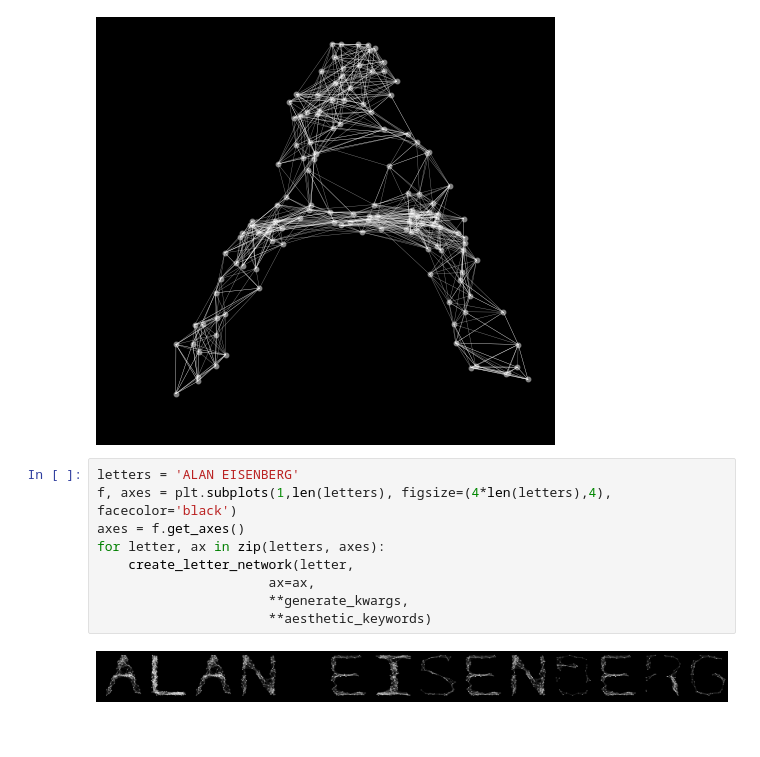
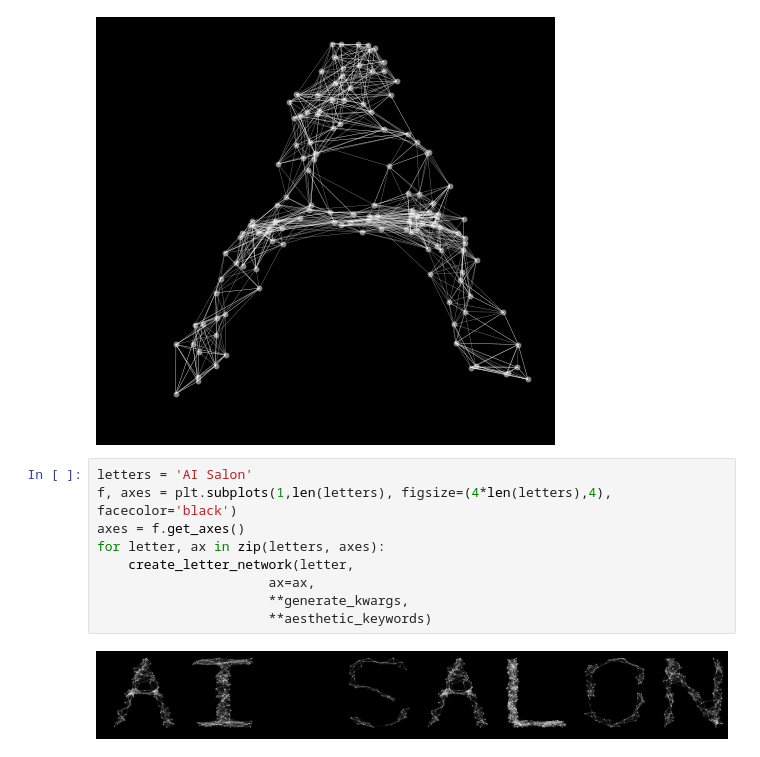
Before and after one commit to ai-salon/SocraticAI, a Jupyter notebook: SocraticAI/visualizations/logo_graph.ipynb, the cells around one changed output. Saved outputs shown, nothing was run; the diff lists cells and outputs as text; blank space fills up the shorter version.

Commit message:
updated visualization script

```diff
--- a/SocraticAI/visualizations/logo_graph.ipynb
+++ b/SocraticAI/visualizations/logo_graph.ipynb
@@ -450,13 +448,13 @@ create_letter_network('A',
 # %% [output]
 [figure]
 # %%
-letters = 'ALAN EISENBERG'
+letters = 'AI Salon'
 f, axes = plt.subplots(1,len(letters), figsize=(4*len(letters),4), facecolor='black')
 axes = f.get_axes()
 for letter, ax in zip(letters, axes):
     create_letter_network(letter,
                       ax=ax,
                       **generate_kwargs,
                       **aesthetic_keywords)
 # %% [output]
-[figure, old version]
+[figure, new version]
```
Also changed, not shown: parts of 2 cells of this notebook, 4 other files.
